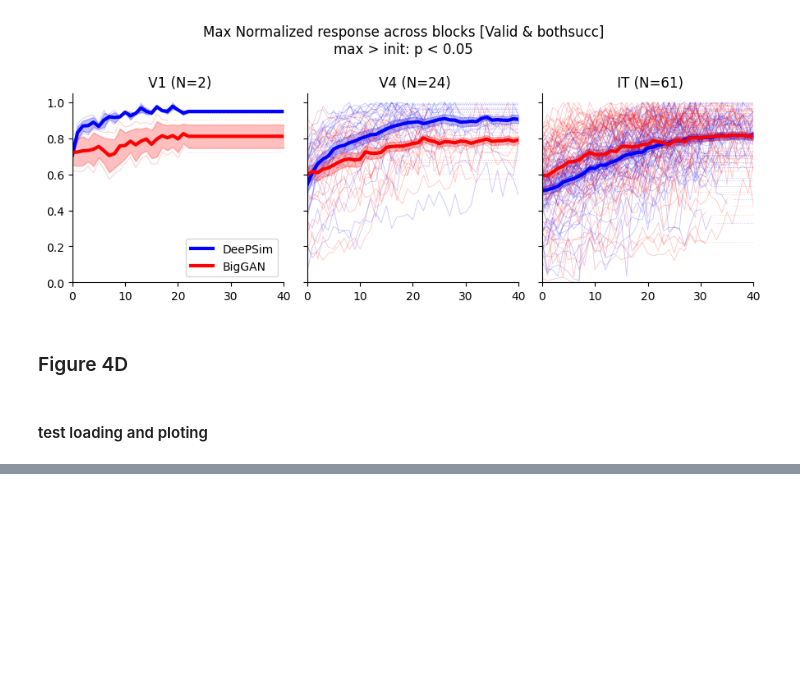
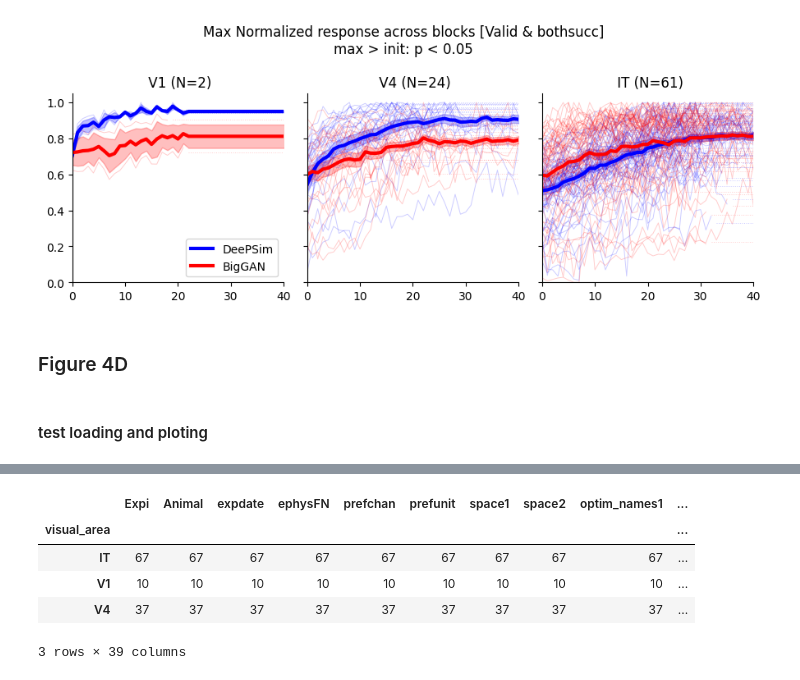
Before and after one commit to Animadversio/Neuro-ActMax-GAN-comparison, a Jupyter notebook: notebooks/Figure4_source_data_export.ipynb, the cells around one changed output, grey strips where cells are left out. Saved outputs shown, nothing was run; the diff lists cells and outputs as text; code cells hidden in the pictures; blank space fills up the shorter version.

```diff
--- a/notebooks/Figure4_source_data_export.ipynb
+++ b/notebooks/Figure4_source_data_export.ipynb
@@ -510,0 +522,9 @@ The `errwidth` parameter is deprecated. And will be removed in v0.15.0. Pass `er
+# %%
+timeconst_meta_df[validmsk&FCsucsmsk].groupby("visual_area").count()
+# %% [output]
+|  | Expi | Animal | expdate | ephysFN | prefchan | prefunit | space1 | space2 | optim_names1 | ... |
+| visual_area |  |  |  |  |  |  |  |  |  | ... |
+| IT | 67 | 67 | 67 | 67 | 67 | 67 | 67 | 67 | 67 | ... |
+| V1 | 10 | 10 | 10 | 10 | 10 | 10 | 10 | 10 | 10 | ... |
+| V4 | 37 | 37 | 37 | 37 | 37 | 37 | 37 | 37 | 37 | ... |
+3 rows × 39 columns
```
Also changed, not shown: parts of 5 cells of this notebook, 2 other files.
